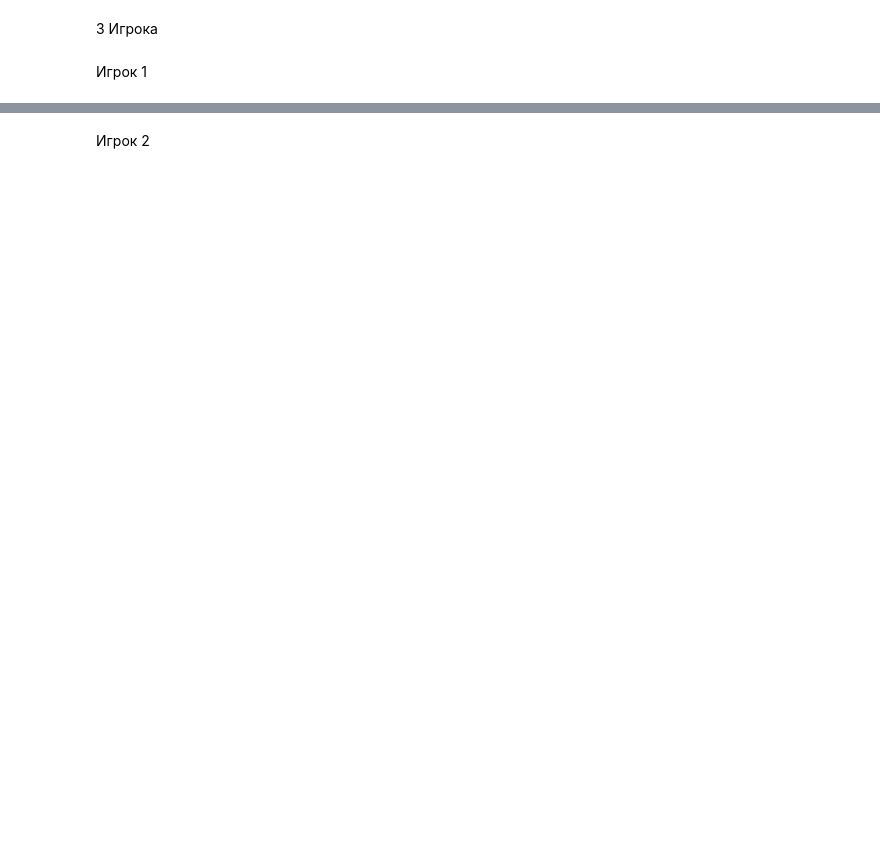
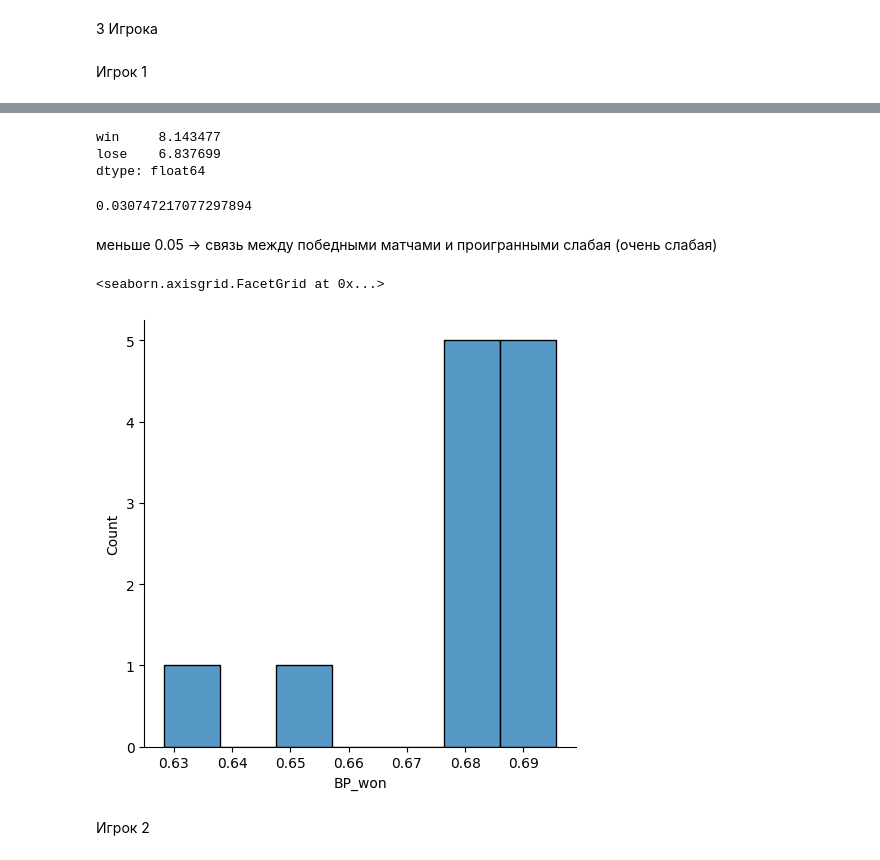
Before and after one commit to MarinaGrad/SF-data-science22, a Jupyter notebook: homework/Tennis_homework/tennis_notebook_MGHW.ipynb, the cells around one changed output, grey strips where cells are left out. Drawn from its saved outputs; the diff is of its cells as text; code cells hidden in the pictures; blank space fills up the shorter version.

```diff
--- a/homework/Tennis_homework/tennis_notebook_MGHW.ipynb
+++ b/homework/Tennis_homework/tennis_notebook_MGHW.ipynb
@@ -191,0 +354,7 @@ sns.boxplot(data=BP_data_safin, x='win', y='BP_won')
+# %%
+n = np.sum(crosstab_safin)
+n
+# %% [output]
+win     8.143477
+lose    6.837699
+dtype: float64
@@ -192,3 +365,15 @@ sns.boxplot(data=BP_data_safin, x='win', y='BP_won')
+# %%
+cramer_safin = np.sqrt((chisq_stats_safin/n)/minshape_safin)
+cramer_safin
+# %% [output]
+0.030747217077297894
+# %% [markdown]
+меньше 0.05 -> cвязь между победными матчами и проигранными слабая (очень слабая)
+# %%
+sns.displot(safin_bPwin['BP_won'])
+# %% [output]
+<seaborn.axisgrid.FacetGrid at 0x...>
+[figure, added]
 # %% [markdown]
 Игрок 2
 # %%
```
Also changed, not shown: parts of 49 cells of this notebook.
